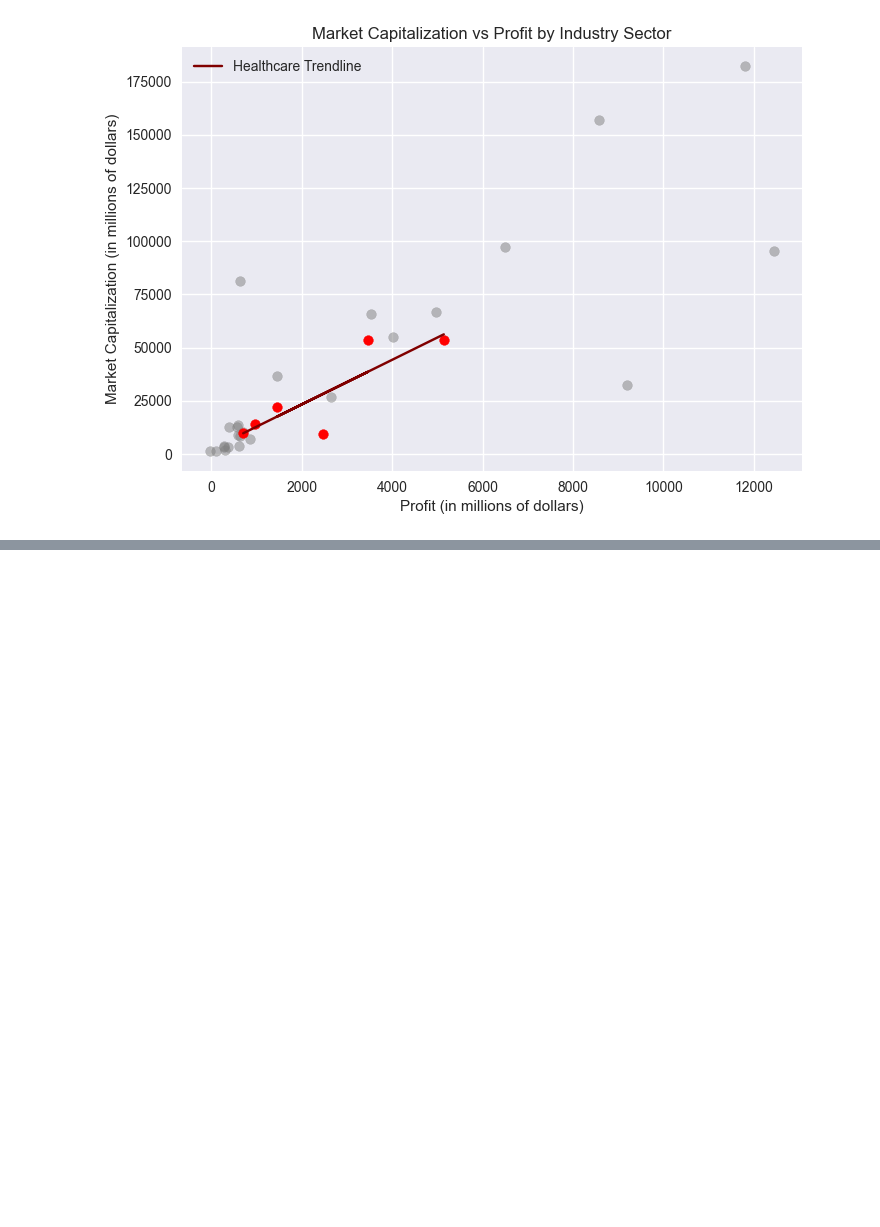
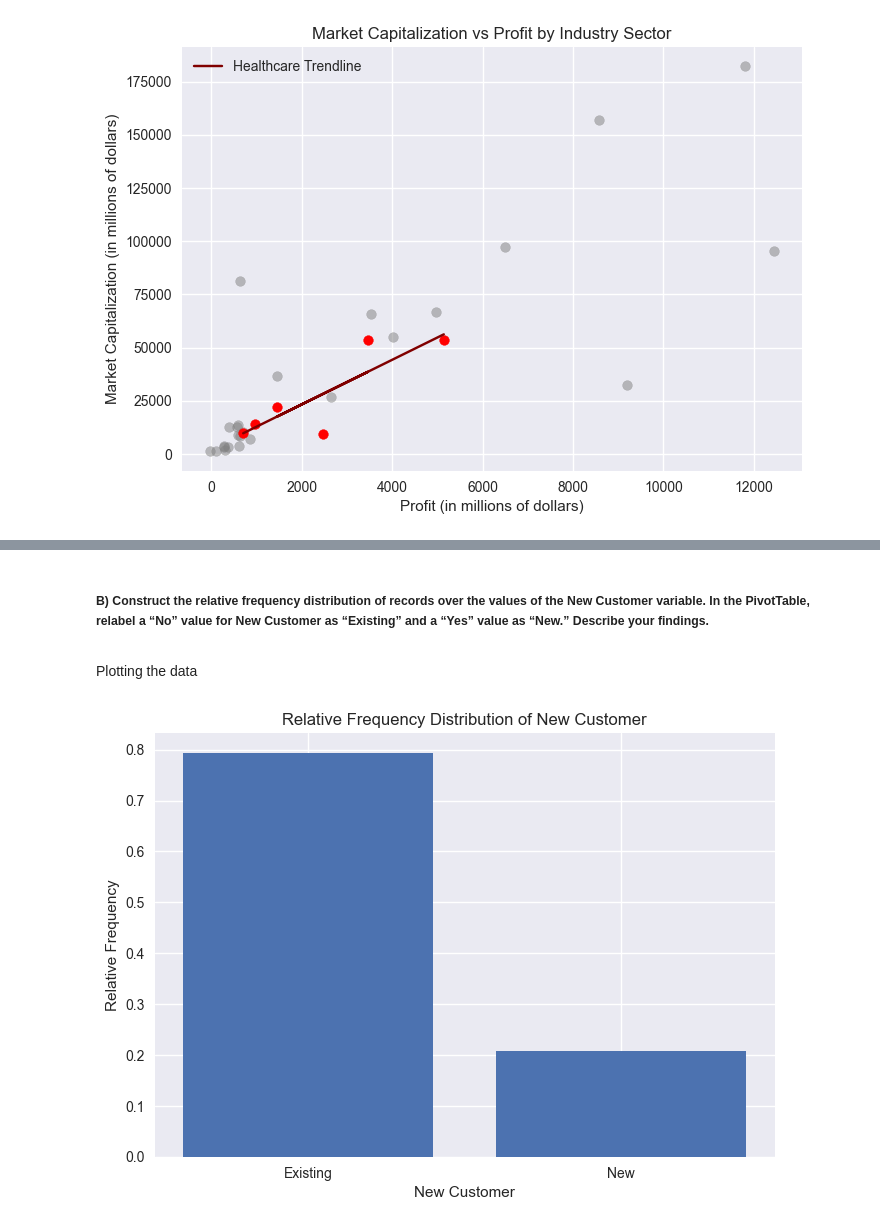
Before and after one commit to MutugiBrian/Data-Science-Prac, a Jupyter notebook: Prep.ipynb, the cells around one changed output, grey strips where cells are left out. Saved outputs shown, nothing was run; the diff lists cells and outputs as text; code cells hidden in the pictures; blank space fills up the shorter version.

```diff
--- a/Prep.ipynb
+++ b/Prep.ipynb
@@ -251,0 +293,20 @@ plt.show()
+# %% [markdown]
+##### <p>B) Construct the relative frequency distribution of records over the values of the New Customer variable. In the PivotTable, relabel a “No” value for New Customer as “Existing” and a “Yes” value as “New.” Describe your findings. </p>
+# %% [markdown]
+Plotting the data
+# %%
+#Remame the columns
+edf["New Customer"] = edf["New Customer?"].replace(
+    {"No": "Existing", "Yes": "New"})
+new_customer_counts = edf["New Customer"].value_counts()
+relative_frequencies = new_customer_counts / len(edf)
+
+fig, ax = plt.subplots()
+ax.bar(relative_frequencies.index, relative_frequencies.values)
+ax.set_xlabel("New Customer")
+ax.set_ylabel("Relative Frequency")
+ax.set_title("Relative Frequency Distribution of New Customer")
+
+plt.show()
+# %% [output]
+[figure, added]
```
Also changed, not shown: parts of 11 cells of this notebook.
